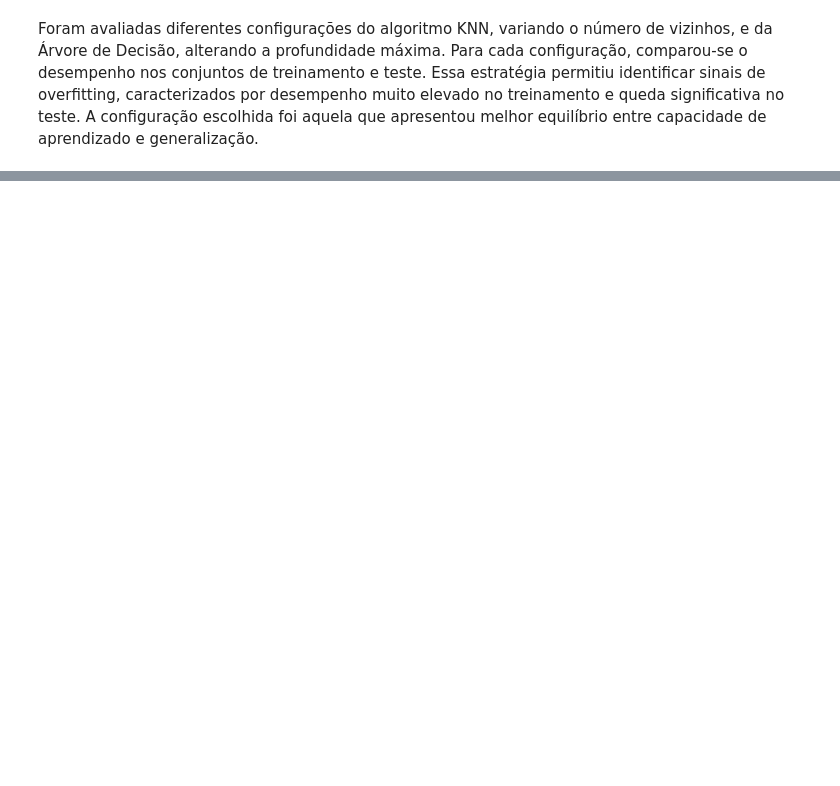
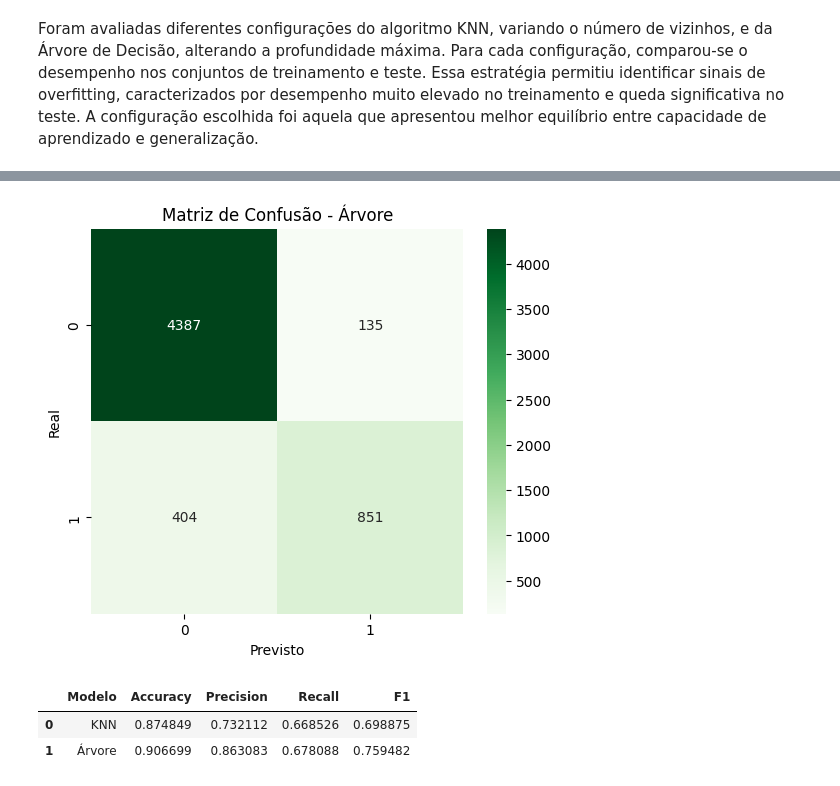
Before and after one commit to Ederson-Pinheiro/Projeto-Final-Modulo-1, a Jupyter notebook: Projeto_final.ipynb, the cells around one changed output, grey strips where cells are left out. Drawn from its saved outputs; the diff is of its cells as text; code cells hidden in the pictures; blank space fills up the shorter version.

```diff
--- a/Projeto_final.ipynb
+++ b/Projeto_final.ipynb
@@ -523,6 +525,8 @@ for profundidade in profundidades:
 
     arvore = DecisionTreeClassifier(
         max_depth=profundidade,
+        min_samples_split=10,
+        min_samples_leaf=5,
         random_state=42
     )
 
@@ -623,0 +652,9 @@ Foram avaliadas diferentes configurações do algoritmo KNN, variando o número
+# %%
+tree_final = DecisionTreeClassifier(
+    max_depth=int(melhor_depth),
+    random_state=42
+)
+
+tree_final.fit(X_train_tree, y_train_bal)
+
+y_pred_tree = tree_final.predict(X_test_tree)
@@ -623,0 +721,59 @@ Foram avaliadas diferentes configurações do algoritmo KNN, variando o número
+# %%
+#Árvore
+matriz_tree = confusion_matrix(
+    y_test,
+    y_pred_tree
+)
+
+plt.figure(figsize=(6,5))
+
+sns.heatmap(
+    matriz_tree,
+    annot=True,
+    fmt='d',
+    cmap='Greens'
+)
+
+plt.title("Matriz de Confusão - Árvore")
+
+plt.xlabel("Previsto")
+
+plt.ylabel("Real")
+
+plt.show()
+
+comparacao = pd.DataFrame({
+
+    "Modelo":[
+        "KNN",
+        "Árvore"
+    ],
+
+    "Accuracy":[
+        accuracy_score(y_test,y_pred_knn),
+        accuracy_score(y_test,y_pred_tree)
+    ],
+
+    "Precision":[
+        precision_score(y_test,y_pred_knn),
+        precision_score(y_test,y_pred_tree)
+    ],
+
+    "Recall":[
+        recall_score(y_test,y_pred_knn),
+        recall_score(y_test,y_pred_tree)
+    ],
+
+    "F1":[
+        f1_score(y_test,y_pred_knn),
+        f1_score(y_test,y_pred_tree)
+    ]
+
+})
+
+comparacao
+# %% [output]
+[figure, added]
+|  | Modelo | Accuracy | Precision | Recall | F1 |
+| 0 | KNN | 0.874849 | 0.732112 | 0.668526 | 0.698875 |
+| 1 | Árvore | 0.906699 | 0.863083 | 0.678088 | 0.759482 |
```
Also changed, not shown: parts of 28 cells of this notebook.
